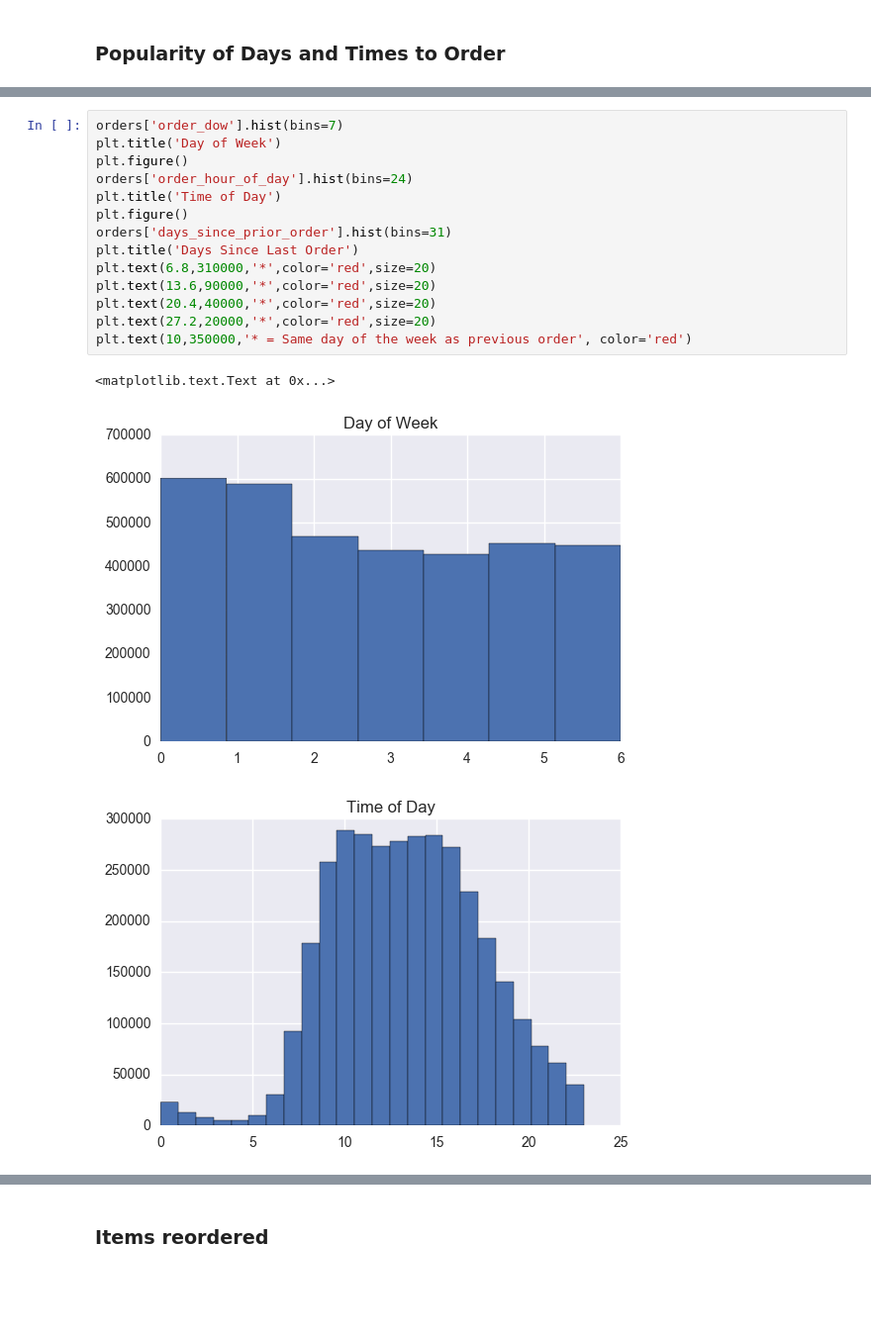
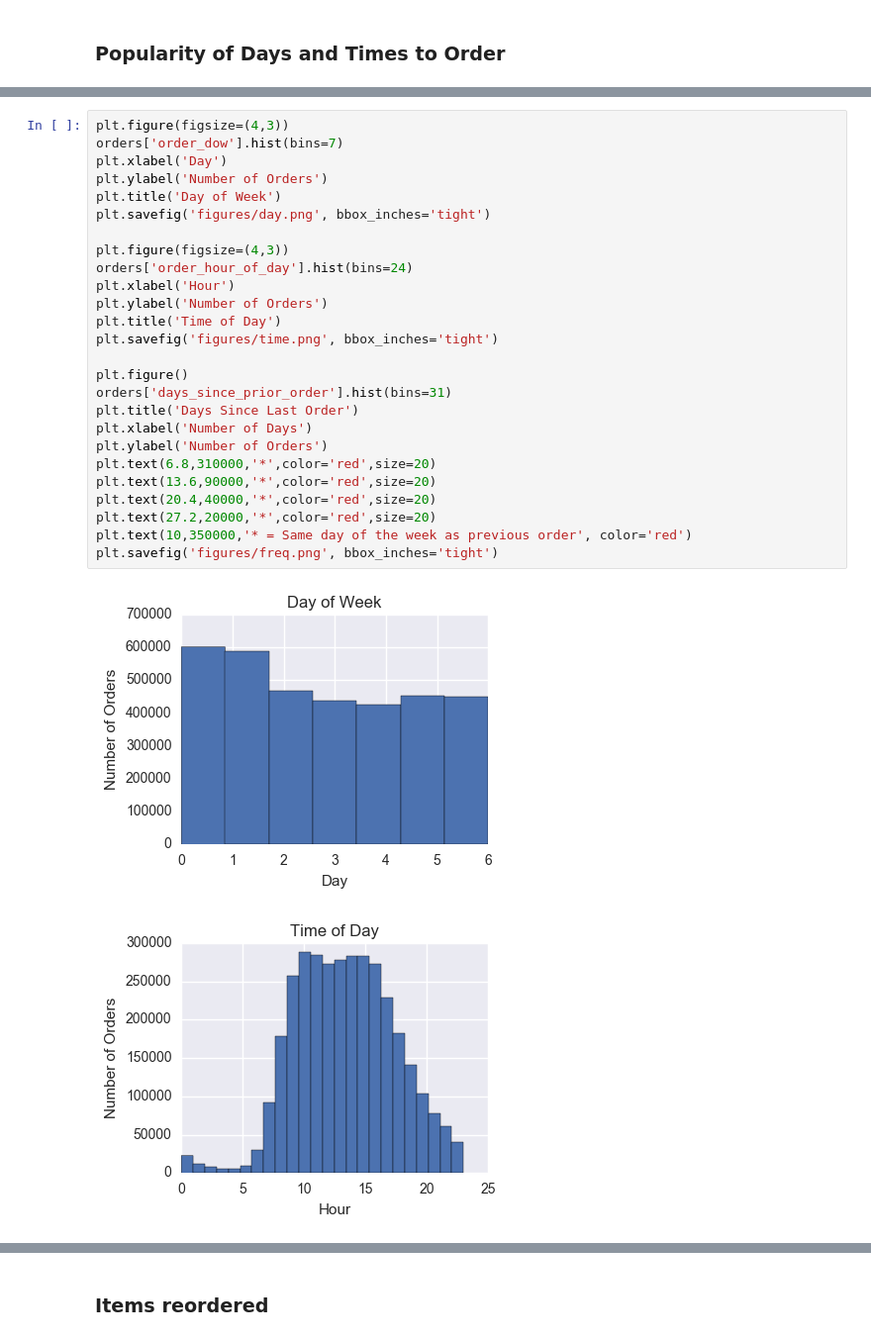
Before and after one commit to cemiller220/Instacart, a Jupyter notebook: Instacart.ipynb, the cells around one changed output, grey strips where cells are left out. Shown: that part at 99% size. Saved outputs shown, nothing was run; the diff lists cells and outputs as text; blank space fills up the shorter version.

```diff
--- a/Instacart.ipynb
+++ b/Instacart.ipynb
@@ -51,20 +53,31 @@ orders.describe()
 | 75% | 2.565812e+06 | 1.543850e+05 | 2.300000e+01 | 5.000000e+00 | 1.600000e+01 | NaN |
 | max | 3.421083e+06 | 2.062090e+05 | 1.000000e+02 | 6.000000e+00 | 2.300000e+01 | 3.000000e+01 |
 # %%
+plt.figure(figsize=(4,3))
 orders['order_dow'].hist(bins=7)
+plt.xlabel('Day')
+plt.ylabel('Number of Orders')
 plt.title('Day of Week')
-plt.figure()
+plt.savefig('figures/day.png', bbox_inches='tight')
+
+plt.figure(figsize=(4,3))
 orders['order_hour_of_day'].hist(bins=24)
+plt.xlabel('Hour')
+plt.ylabel('Number of Orders')
 plt.title('Time of Day')
+plt.savefig('figures/time.png', bbox_inches='tight')
+
 plt.figure()
 orders['days_since_prior_order'].hist(bins=31)
 plt.title('Days Since Last Order')
+plt.xlabel('Number of Days')
+plt.ylabel('Number of Orders')
 plt.text(6.8,310000,'*',color='red',size=20)
 plt.text(13.6,90000,'*',color='red',size=20)
 plt.text(20.4,40000,'*',color='red',size=20)
 plt.text(27.2,20000,'*',color='red',size=20)
 plt.text(10,350000,'* = Same day of the week as previous order', color='red')
+plt.savefig('figures/freq.png', bbox_inches='tight')
 # %% [output]
-<matplotlib.text.Text at 0x...>
-[figure, old version]
+[figure, new version]
-[figure, old version]
+[figure, new version]
```
Also changed, not shown: parts of 15 cells of this notebook.
